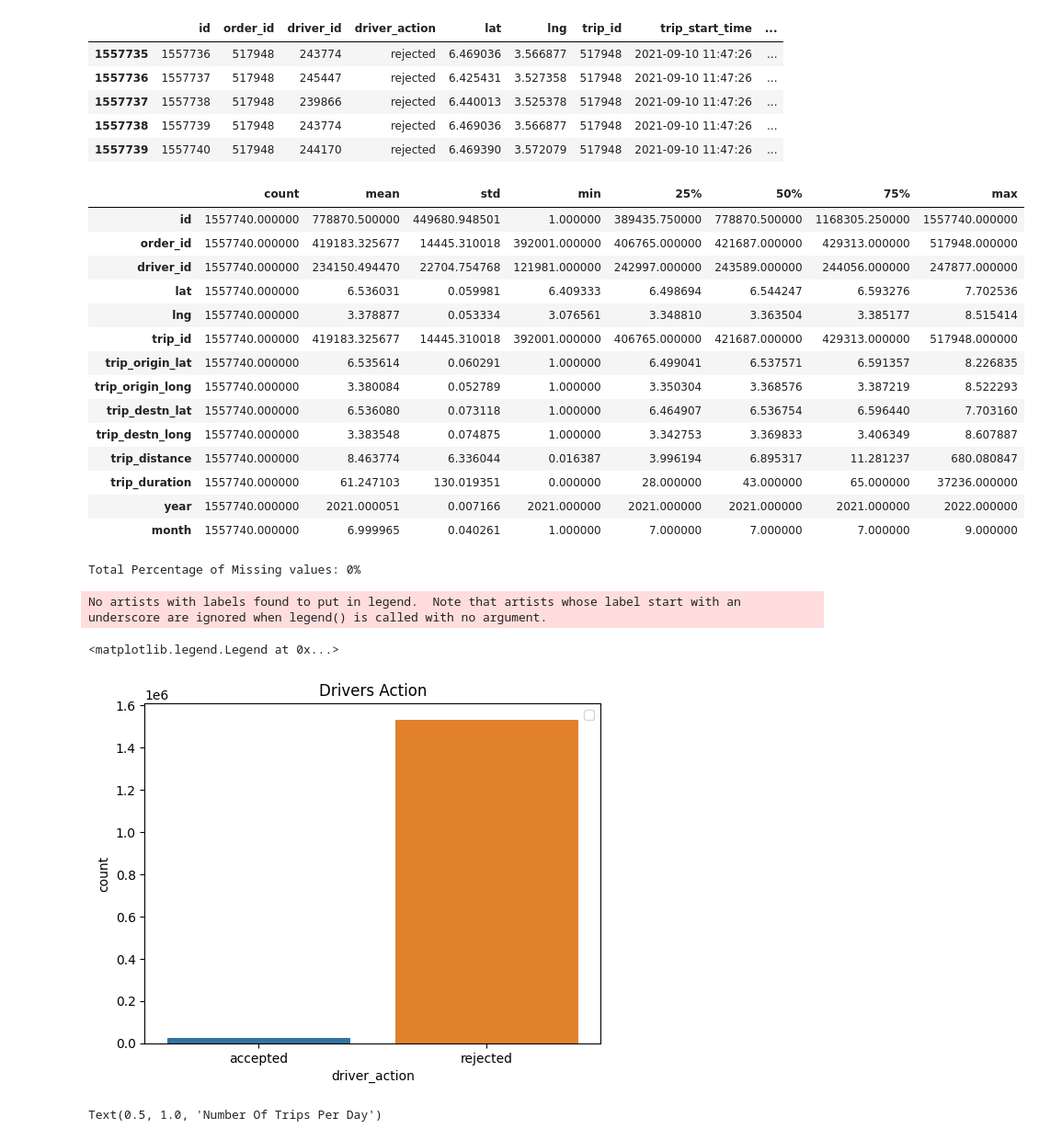
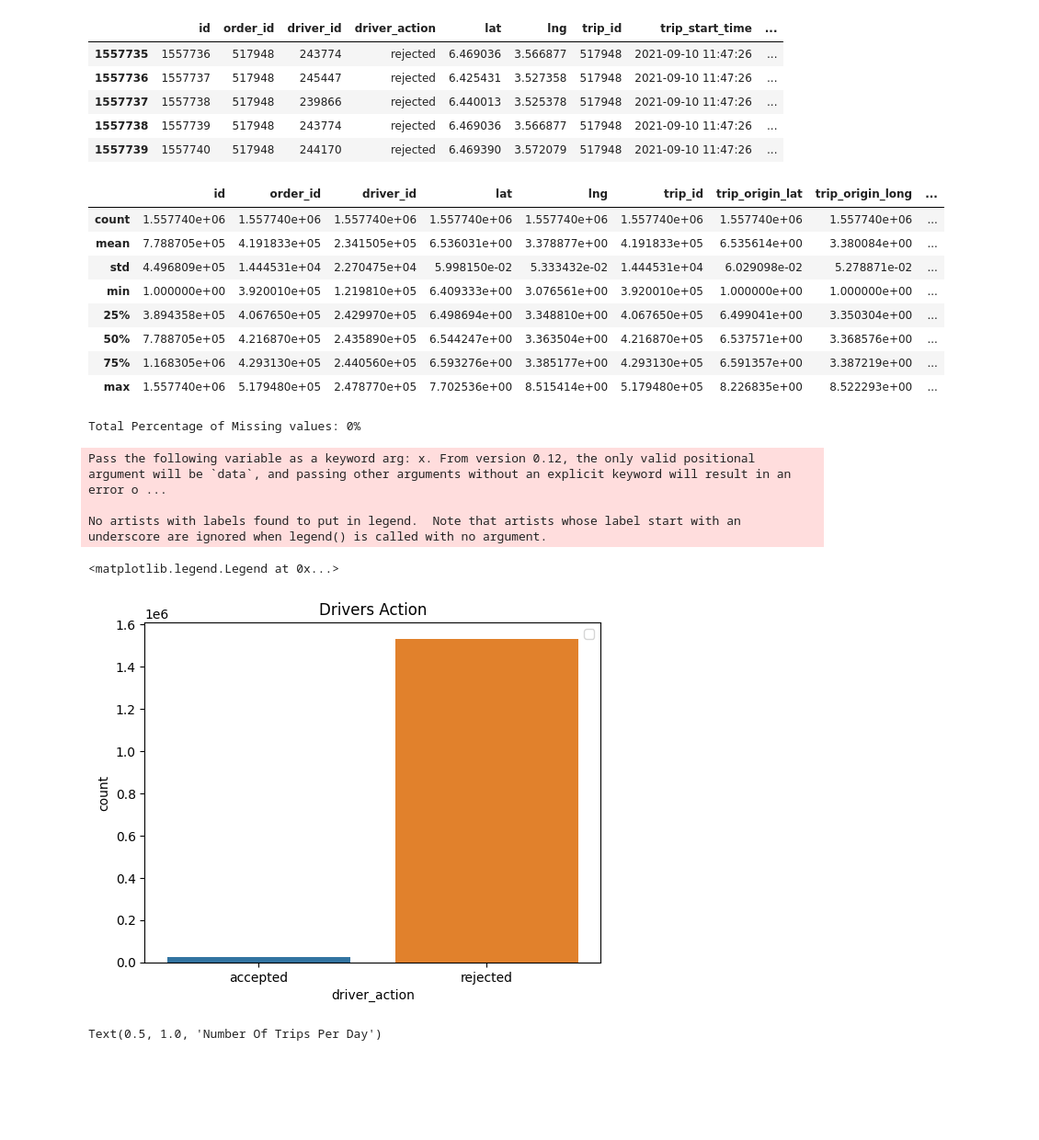
Before and after one commit to nahomHmichael/gokada-delivery-optimisation-with-causal-inference, a Jupyter notebook: notebooks/EDA.ipynb, the cells around one changed output. Shown at 92% size. Cells and saved outputs as stored; diff of their text form; code cells hidden in the pictures; blank space fills up the shorter version.

```diff
--- a/notebooks/EDA.ipynb
+++ b/notebooks/EDA.ipynb
@@ -407,0 +481,2 @@ merge_df['trip_duration'].max()
+# %%
+merge_df['speed(kmph)'] = merge_df['trip_distance']/(merge_df['trip_duration']/60) #per 60 because tip_duration is in minutes
@@ -431,22 +517,17 @@ merge_df.tail()
 # %%
-# Get info for numerical columns
-UTIL.get_df_info(merge_df)
+# # Get info for numerical columns
+# UTIL.get_df_info(merge_df)
+merge_df.describe()
 # %% [output]
-|  | count | mean | std | min | 25% | 50% | 75% | max |
-| id | 1557740.000000 | 778870.500000 | 449680.948501 | 1.000000 | 389435.750000 | 778870.500000 | 1168305.250000 | 1557740.000000 |
-| order_id | 1557740.000000 | 419183.325677 | 14445.310018 | 392001.000000 | 406765.000000 | 421687.000000 | 429313.000000 | 517948.000000 |
-| driver_id | 1557740.000000 | 234150.494470 | 22704.754768 | 121981.000000 | 242997.000000 | 243589.000000 | 244056.000000 | 247877.000000 |
-| lat | 1557740.000000 | 6.536031 | 0.059981 | 6.409333 | 6.498694 | 6.544247 | 6.593276 | 7.702536 |
-| lng | 1557740.000000 | 3.378877 | 0.053334 | 3.076561 | 3.348810 | 3.363504 | 3.385177 | 8.515414 |
-| trip_id | 1557740.000000 | 419183.325677 | 14445.310018 | 392001.000000 | 406765.000000 | 421687.000000 | 429313.000000 | 517948.000000 |
-| trip_origin_lat | 1557740.000000 | 6.535614 | 0.060291 | 1.000000 | 6.499041 | 6.537571 | 6.591357 | 8.226835 |
-| trip_origin_long | 1557740.000000 | 3.380084 | 0.052789 | 1.000000 | 3.350304 | 3.368576 | 3.387219 | 8.522293 |
-| trip_destn_lat | 1557740.000000 | 6.536080 | 0.073118 | 1.000000 | 6.464907 | 6.536754 | 6.596440 | 7.703160 |
-| trip_destn_long | 1557740.000000 | 3.383548 | 0.074875 | 1.000000 | 3.342753 | 3.369833 | 3.406349 | 8.607887 |
-| trip_distance | 1557740.000000 | 8.463774 | 6.336044 | 0.016387 | 3.996194 | 6.895317 | 11.281237 | 680.080847 |
-| trip_duration | 1557740.000000 | 61.247103 | 130.019351 | 0.000000 | 28.000000 | 43.000000 | 65.000000 | 37236.000000 |
-| year | 1557740.000000 | 2021.000051 | 0.007166 | 2021.000000 | 2021.000000 | 2021.000000 | 2021.000000 | 2022.000000 |
-| month | 1557740.000000 | 6.999965 | 0.040261 | 1.000000 | 7.000000 | 7.000000 | 7.000000 | 9.000000 |
+|  | id | order_id | driver_id | lat | lng | trip_id | trip_origin_lat | trip_origin_long | ... |
+| count | 1.557740e+06 | 1.557740e+06 | 1.557740e+06 | 1.557740e+06 | 1.557740e+06 | 1.557740e+06 | 1.557740e+06 | 1.557740e+06 | ... |
+| mean | 7.788705e+05 | 4.191833e+05 | 2.341505e+05 | 6.536031e+00 | 3.378877e+00 | 4.191833e+05 | 6.535614e+00 | 3.380084e+00 | ... |
+| std | 4.496809e+05 | 1.444531e+04 | 2.270475e+04 | 5.998150e-02 | 5.333432e-02 | 1.444531e+04 | 6.029098e-02 | 5.278871e-02 | ... |
+| min | 1.000000e+00 | 3.920010e+05 | 1.219810e+05 | 6.409333e+00 | 3.076561e+00 | 3.920010e+05 | 1.000000e+00 | 1.000000e+00 | ... |
+| 25% | 3.894358e+05 | 4.067650e+05 | 2.429970e+05 | 6.498694e+00 | 3.348810e+00 | 4.067650e+05 | 6.499041e+00 | 3.350304e+00 | ... |
+| 50% | 7.788705e+05 | 4.216870e+05 | 2.435890e+05 | 6.544247e+00 | 3.363504e+00 | 4.216870e+05 | 6.537571e+00 | 3.368576e+00 | ... |
+| 75% | 1.168305e+06 | 4.293130e+05 | 2.440560e+05 | 6.593276e+00 | 3.385177e+00 | 4.293130e+05 | 6.591357e+00 | 3.387219e+00 | ... |
+| max | 1.557740e+06 | 5.179480e+05 | 2.478770e+05 | 7.702536e+00 | 8.515414e+00 | 5.179480e+05 | 8.226835e+00 | 8.522293e+00 | ... |
 # %%
 UTIL.percent_missing(merge_df)
 # %% [output]
@@ -458,6 +539,8 @@ sns.countplot(merge_df['driver_action'])
 plt.title('Drivers Action')
 plt.legend()
 # %% [output]
+Pass the following variable as a keyword arg: x. From version 0.12, the only valid positional argument will be `data`, and passing other arguments without an explicit keyword will result in an error o ...
+
 No artists with labels found to put in legend.  Note that artists whose label start with an underscore are ignored when legend() is called with no argument.
 <matplotlib.legend.Legend at 0x...>
 [figure]
```
Also changed, not shown: parts of 33 cells of this notebook.
